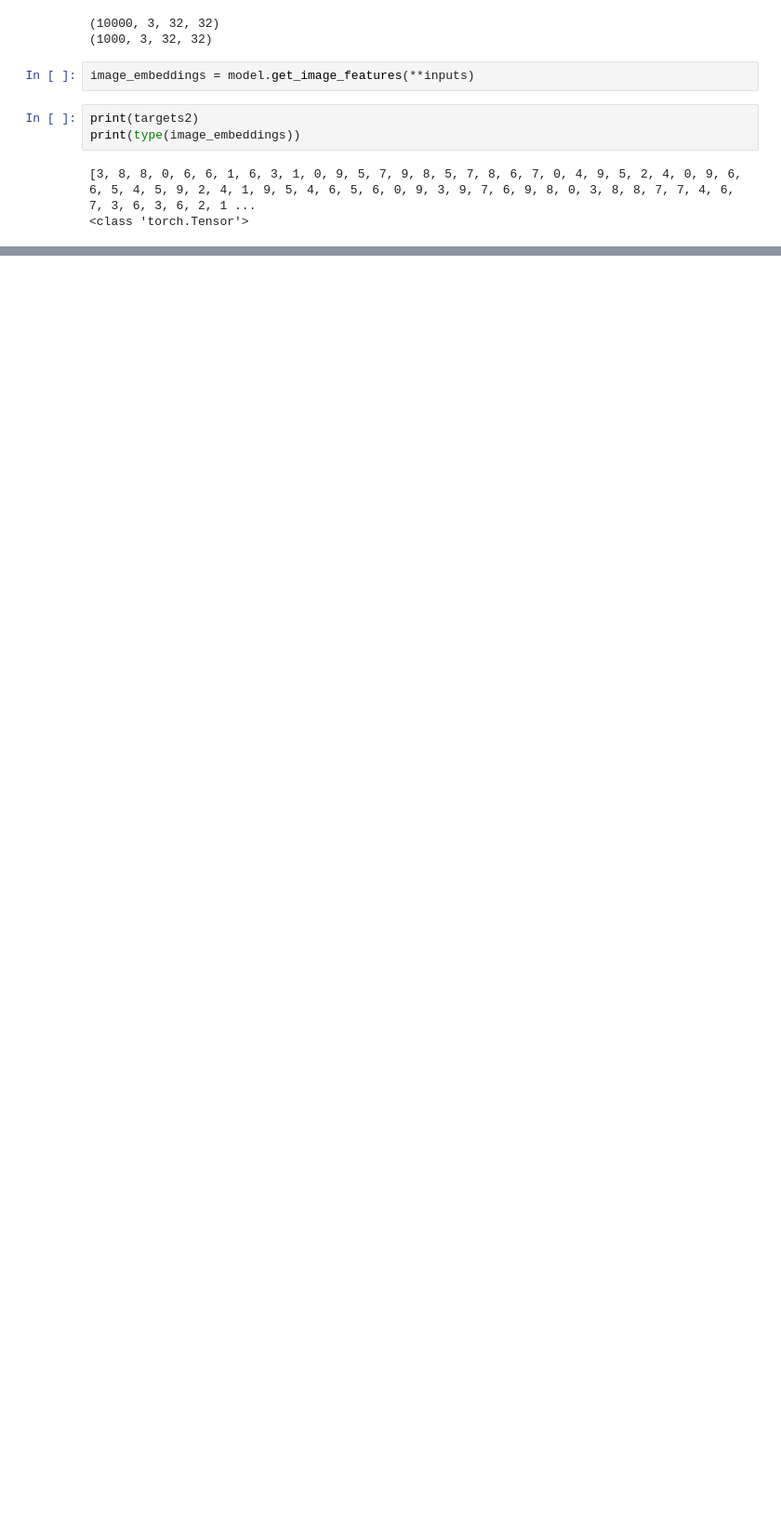
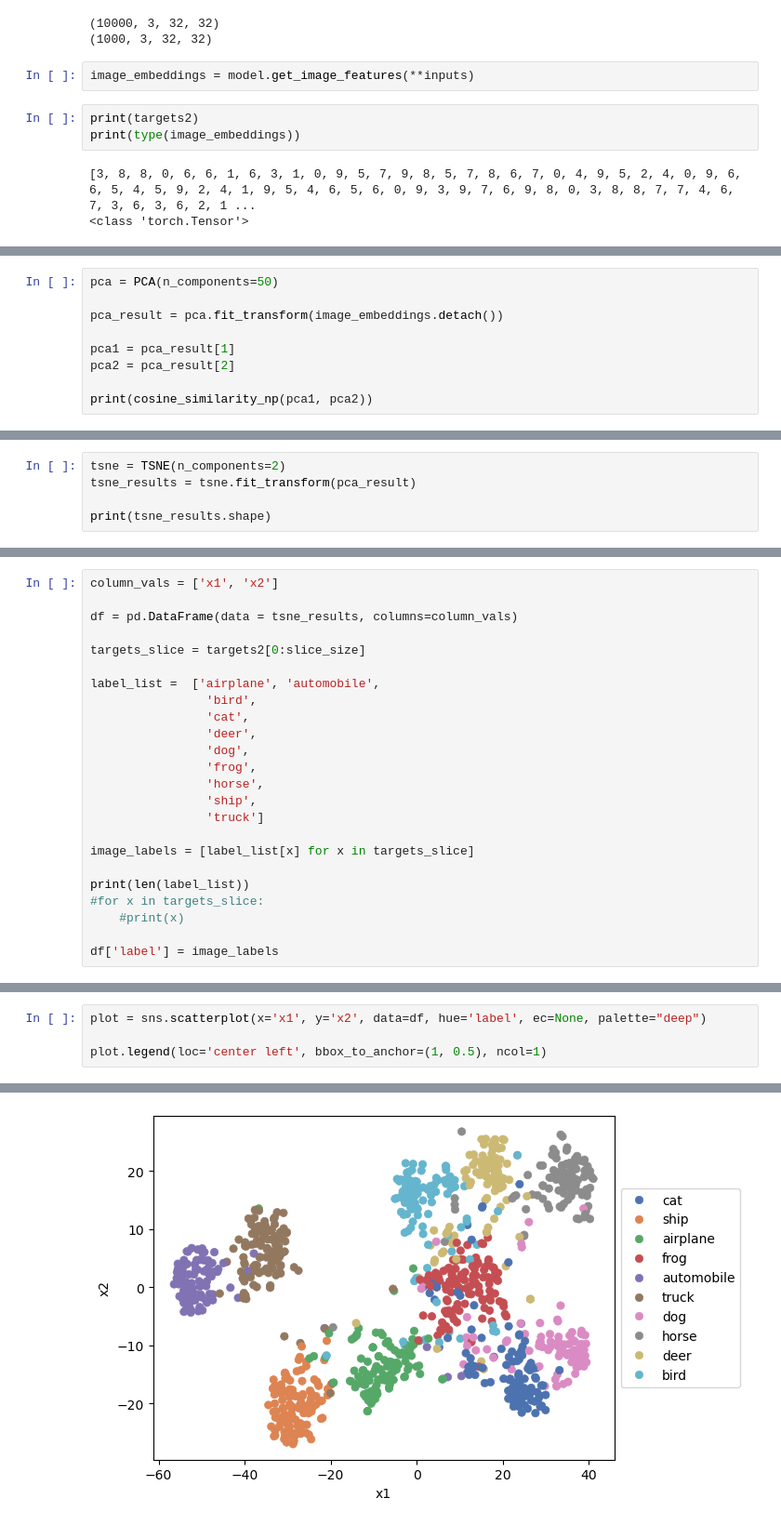
Before and after one commit to MARCI-UTK/EDS4AI, a Jupyter notebook: embedding_test.ipynb, the cells around one changed output, grey strips where cells are left out. Shown at 93% size. Drawn from its saved outputs; the diff is of its cells as text; blank space fills up the shorter version.

Commit message:
tsne vector generation and plotting with label

```diff
--- a/embedding_test.ipynb
+++ b/embedding_test.ipynb
@@ -97,0 +110,9 @@ tensor(122.9124, grad_fn=<MulBackward0>)
+# %%
+pca = PCA(n_components=50)
+
+pca_result = pca.fit_transform(image_embeddings.detach())
+
+pca1 = pca_result[1]
+pca2 = pca_result[2]
+
+print(cosine_similarity_np(pca1, pca2))
@@ -97,0 +121,5 @@ tensor(122.9124, grad_fn=<MulBackward0>)
+# %%
+tsne = TSNE(n_components=2)
+tsne_results = tsne.fit_transform(pca_result)
+
+print(tsne_results.shape)
@@ -97,0 +128,24 @@ tensor(122.9124, grad_fn=<MulBackward0>)
+# %%
+column_vals = ['x1', 'x2']
+
+df = pd.DataFrame(data = tsne_results, columns=column_vals)
+
+targets_slice = targets2[0:slice_size]
+
+label_list =  ['airplane', 'automobile',
+                'bird',
+                'cat',
+                'deer',
+                'dog',
+                'frog',
+                'horse',
+                'ship',
+                'truck']
+
+image_labels = [label_list[x] for x in targets_slice]
+
+print(len(label_list))
+#for x in targets_slice:
+    #print(x)
+
+df['label'] = image_labels
@@ -97,0 +171,5 @@ tensor(122.9124, grad_fn=<MulBackward0>)
+# %%
+plot = sns.scatterplot(x='x1', y='x2', data=df, hue='label', ec=None, palette="deep")
+
+plot.legend(loc='center left', bbox_to_anchor=(1, 0.5), ncol=1)
+# %% [output]
@@ -97,0 +177 @@ tensor(122.9124, grad_fn=<MulBackward0>)
+[figure, added]
```
Also changed, not shown: parts of 14 cells of this notebook.
